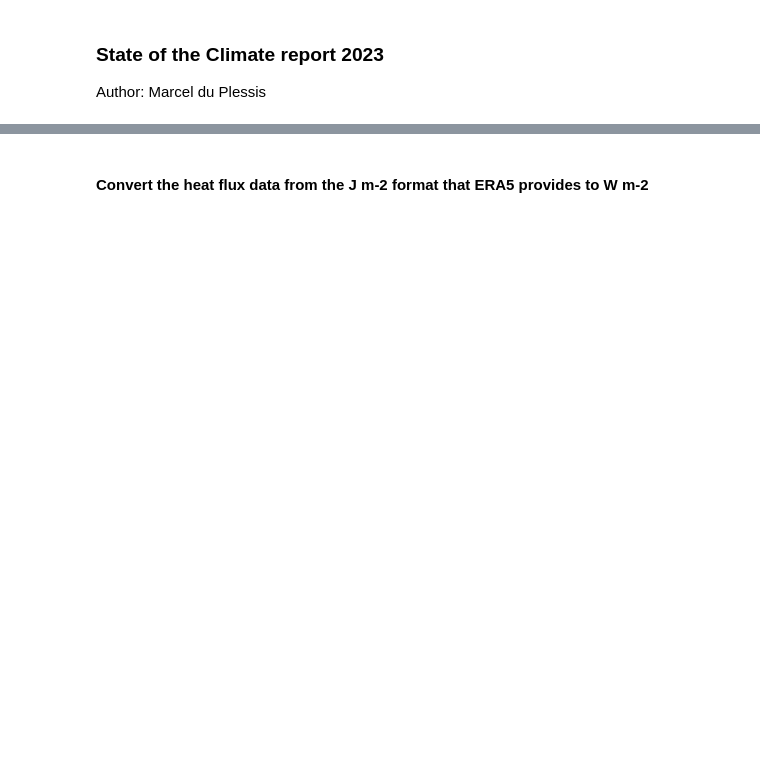
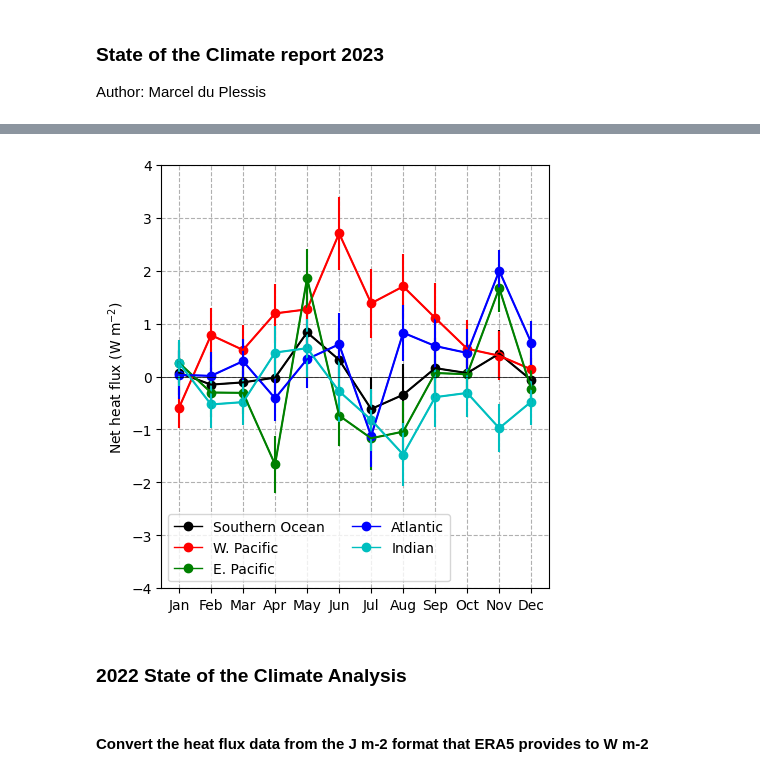
Before and after one commit to marcelduplessis/soc-heat-fluxes-2024, a Jupyter notebook: code/maps.ipynb, the cells around one changed output, grey strips where cells are left out. Cells and saved outputs as stored; diff of their text form; code cells hidden in the pictures; blank space fills up the shorter version.

```diff
--- a/code/maps.ipynb
+++ b/code/maps.ipynb
@@ -25,0 +137,4 @@ ds = ds.sum(dim='expver')
+# %%
+# calculate the anomaly
+
+ds_anom = ds_2023 - ds_clim_mean
@@ -25,0 +292,36 @@ ds = ds.sum(dim='expver')
+# %%
+fig, ax = plt.subplots(figsize=(5, 5.5))
+
+props = dict(lw=1, marker='.', markersize=12)
+
+ax.plot(ds_anom_so.month, ds_anom_so.qnet.mean(dim=('latitude', 'longitude')),  **props, c='k', label='Southern Ocean')
+ax.plot(ds_anom_so.month, ds_anom_wpc.qnet.mean(dim=('latitude', 'longitude')), **props, c='r', label='W. Pacific')
+ax.plot(ds_anom_so.month, ds_anom_epc.qnet.mean(dim=('latitude', 'longitude')), **props, c='g', label='E. Pacific')
+ax.plot(ds_anom_so.month, ds_anom_atl.qnet.mean(dim=('latitude', 'longitude')), **props, c='b', label='Atlantic')
+ax.plot(ds_anom_so.month, ds_anom_ind.qnet.mean(dim=('latitude', 'longitude')), **props, c='c', label='Indian')
+
+ax.errorbar(x=ds_anom_so.month, y=ds_anom_so.qnet.mean(dim=('latitude', 'longitude')),  yerr=ds_clim_stde_so.qnet.mean(dim=('latitude', 'longitude')) , c='k')
+ax.errorbar(x=ds_anom_so.month, y=ds_anom_wpc.qnet.mean(dim=('latitude', 'longitude')), yerr=ds_clim_stde_wpc.qnet.mean(dim=('latitude', 'longitude')), c='r')
+ax.errorbar(x=ds_anom_so.month, y=ds_anom_epc.qnet.mean(dim=('latitude', 'longitude')), yerr=ds_clim_stde_epc.qnet.mean(dim=('latitude', 'longitude')), c='g')
+ax.errorbar(x=ds_anom_so.month, y=ds_anom_atl.qnet.mean(dim=('latitude', 'longitude')), yerr=ds_clim_stde_atl.qnet.mean(dim=('latitude', 'longitude')), c='b')
+ax.errorbar(x=ds_anom_so.month, y=ds_anom_ind.qnet.mean(dim=('latitude', 'longitude')), yerr=ds_clim_stde_ind.qnet.mean(dim=('latitude', 'longitude')), c='c')
+
+ax.legend(loc=3, ncol=2)
+
+ax.grid(ls='--')
+
+ax.set_ylim(-4, 4)
+
+months = ['Jan', 'Feb', 'Mar', 'Apr', 'May', 'Jun', 'Jul', 'Aug', 'Sep', 'Oct', 'Nov', 'Dec']
+
+ax.xaxis.set_ticks(np.arange(1, 13))
+
+ax.xaxis.set_ticklabels(months)
+
+ax.axhline(lw=0.5, c='k')
+
+ax.set_ylabel('Net heat flux (W m$^{-2}$)')
+
+plt.savefig('/Users/xduplm/Google Drive/My Drive/projects/2024_soc_heat_flux/annual_cycle.png')
+# %% [output]
+[figure, added]
@@ -26,3 +330,5 @@ ds = ds.sum(dim='expver')
+# %% [markdown]
+### 2022 State of the Climate Analysis
 # %% [markdown]
 #### Convert the heat flux data from the J m-2 format that ERA5 provides to W m-2
 # %%
```
Also changed, not shown: parts of 41 cells of this notebook, 1 other file.
